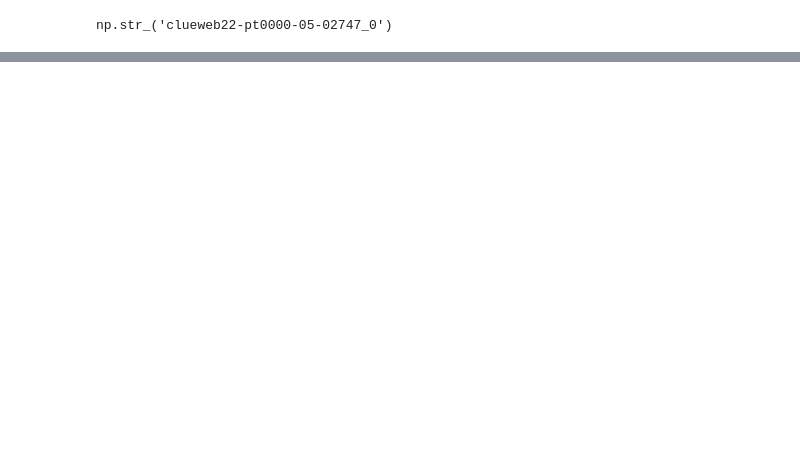
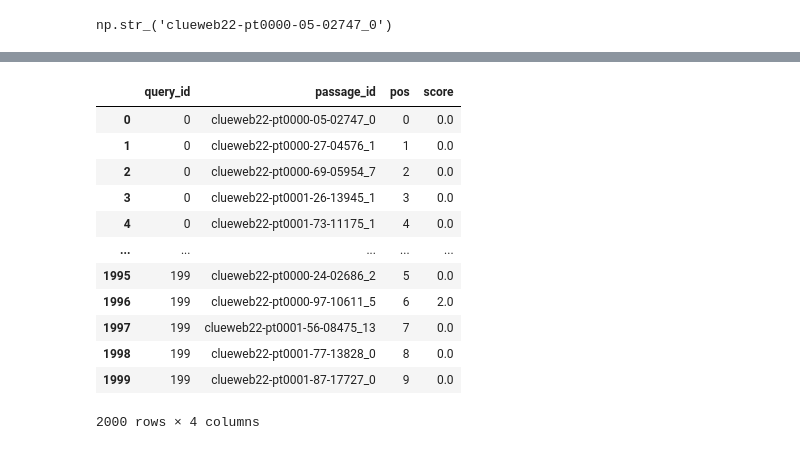
Before and after one commit to gvanerven/bertomelo-ir-experiment, a Jupyter notebook: notebooks/eval_quati_bm25.ipynb, the cells around one changed output, grey strips where cells are left out. Saved outputs shown, nothing was run; the diff lists cells and outputs as text; code cells hidden in the pictures; blank space fills up the shorter version.

Commit message:
Quati with BM25

```diff
--- a/notebooks/eval_quati_bm25.ipynb
+++ b/notebooks/eval_quati_bm25.ipynb
@@ -23,2 +22,0 @@ retriever.save('../data/index_bm25', corpus=passages_hashed.to_dict(orient='reco
-# %%
-retriever = bm25s.BM25.load('../data/index_bm25', corpus_name='quati_corpus')
@@ -76,0 +75,7 @@ qrels.query(f'query_id == {0+1}').sort_values('score', ascending=False).head(10)
+# %%
+tmp_res = []
+for i, res in enumerate(results):
+    for j, r in enumerate(res):
+        tmp_res.append({'query_id': i, 'passage_id': r['passage_id'], 'pos': j})
+res_df = pd.DataFrame(tmp_res)
+res_df
@@ -76,0 +96,22 @@ qrels.query(f'query_id == {0+1}').sort_values('score', ascending=False).head(10)
+# %%
+df_qrel = qrels.sort_values(by=['query_id', 'score'], ascending=[True, False])
+df_qrel.set_index(['query_id', 'passage_id'], inplace=True)
+# %%
+res_df.set_index(['query_id', 'passage_id'], inplace=True)
+# %%
+metric_retrieve = res_df.join(df_qrel, on=['query_id', 'passage_id'], how='left', rsuffix='_res').fillna(0).reset_index()
+metric_retrieve
+# %% [output]
+|  | query_id | passage_id | pos | score |
+| 0 | 0 | clueweb22-pt0000-05-02747_0 | 0 | 0.0 |
+| 1 | 0 | clueweb22-pt0000-27-04576_1 | 1 | 0.0 |
+| 2 | 0 | clueweb22-pt0000-69-05954_7 | 2 | 0.0 |
+| 3 | 0 | clueweb22-pt0001-26-13945_1 | 3 | 0.0 |
+| 4 | 0 | clueweb22-pt0001-73-11175_1 | 4 | 0.0 |
+| ... | ... | ... | ... | ... |
+| 1995 | 199 | clueweb22-pt0000-24-02686_2 | 5 | 0.0 |
+| 1996 | 199 | clueweb22-pt0000-97-10611_5 | 6 | 2.0 |
+| 1997 | 199 | clueweb22-pt0001-56-08475_13 | 7 | 0.0 |
+| 1998 | 199 | clueweb22-pt0001-77-13828_0 | 8 | 0.0 |
+| 1999 | 199 | clueweb22-pt0001-87-17727_0 | 9 | 0.0 |
+2000 rows × 4 columns
```
Also changed, not shown: parts of 15 cells of this notebook, 1 other file.
